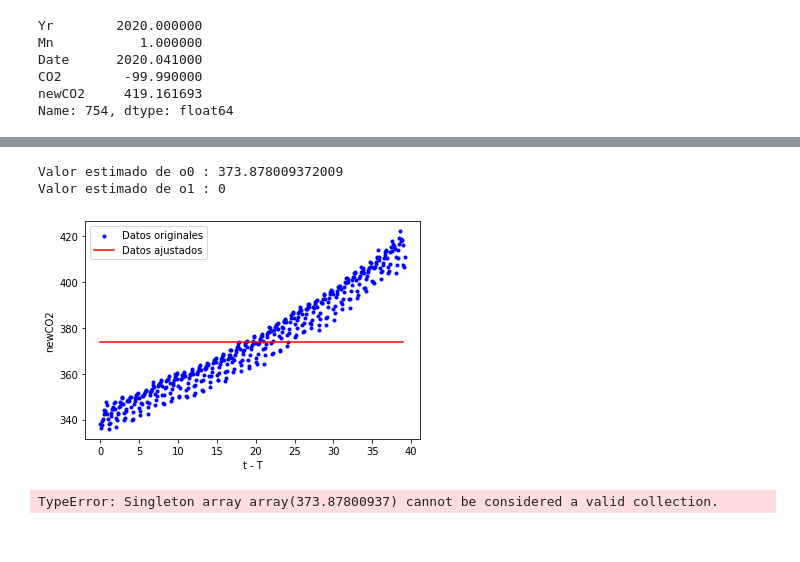
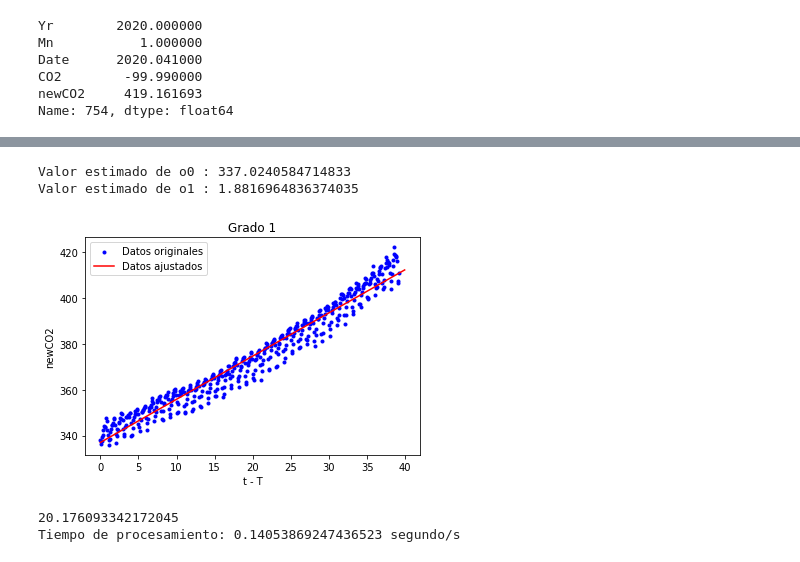
Before and after one commit to rlg23/Grupo2, a Jupyter notebook: TareaGrupo2_JC.ipynb, the cells around one changed output, grey strips where cells are left out. Saved outputs shown, nothing was run; the diff lists cells and outputs as text; code cells hidden in the pictures.

```diff
--- a/TareaGrupo2_JC.ipynb
+++ b/TareaGrupo2_JC.ipynb
@@ -243,50 +294,53 @@ See the caveats in the documentation: https://pandas.pydata.org/pandas-docs/stab
 # %%
-import numpy as np
-import matplotlib.pyplot as plt
-import scipy
-from scipy import optimize
-from scipy.optimize import curve_fit
+#Para n=1
+#Se toma la hora de iniciciacion del programa
+start=time.time()
 
-#Para n=0
+#se ingresa la funcion
+def function(x,o0,o1):
+   return o0+(x*o1)
 
-def function(x,o0,o1=0):
-   return o0+(x*0)
-
+#Se reescriben los datos necesarios como un array
 x=data_f['t-T']
 x=np.array(x)
 y=data_f['newCO2']
 y=np.array(y)
 
-#x = data_f.Polinomial
-#y = data_f.newCO2
-
+#Optimizacion de la funcion y valors tetha
 popt,cov=scipy.optimize.curve_fit(function, x, y)
 o0,o1= popt
 
-x_new_value = np.arange(min(x), 40, 1)
-y_new_value = function(x_new_value, o0,0)
+#Minimo
+x_new_value = np.arange(min(x), 40,0.08495)
+y_new_value = function(x_new_value, o0,o1)
 
+#Ploteo
 plt.scatter(x,y,color="blue",label='Datos originales',marker='.')
 plt.legend(loc='upper left')
 plt.plot(x_new_value,y_new_value,color="red",label='Datos ajustados')
 plt.legend(loc='upper left')
 plt.xlabel('t - T')
 plt.ylabel('newCO2')
 print("Valor estimado de o0 : "+ str(o0))
-print("Valor estimado de o1 : " + str(0))
+print("Valor estimado de o1 : " + str(o1))
+plt.title("Grado 1")
 plt.show()
 
 #Error Cuadratico medio
-f=o0
+f=o0+(x*o1)
 
-#Hay que corregir, no da
 y=np.array(y)
 f=np.array(f)
 ECM=mean_squared_error(y,f)
-Eprint(ECM)
+print(ECM)
+
+#Se toma la hora de finalizacion del programa
+stop=time.time()
+print('Tiempo de procesamiento: '+str(stop-start)+' segundo/s')
 # %% [output]
-Valor estimado de o0 : 373.878009372009
-Valor estimado de o1 : 0
+Valor estimado de o0 : 337.0240584714833
+Valor estimado de o1 : 1.8816964836374035
-[figure, old version]
+[figure, new version]
-TypeError: Singleton array array(373.87800937) cannot be considered a valid collection.
+20.176093342172045
+Tiempo de procesamiento: 0.14053869247436523 segundo/s
 # %%
```
Also changed, not shown: parts of 9 cells of this notebook.
